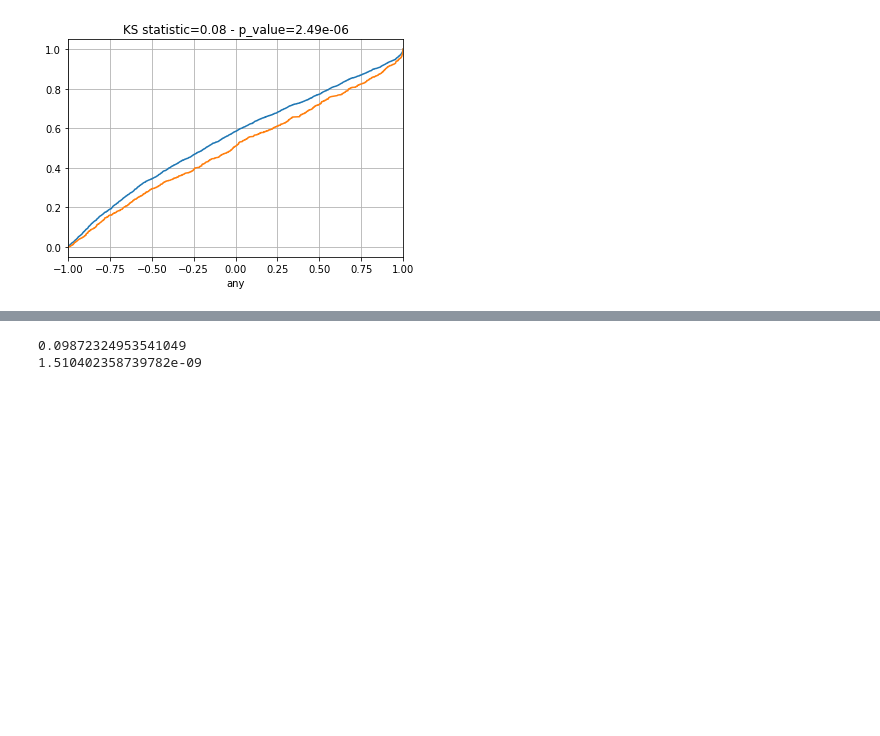
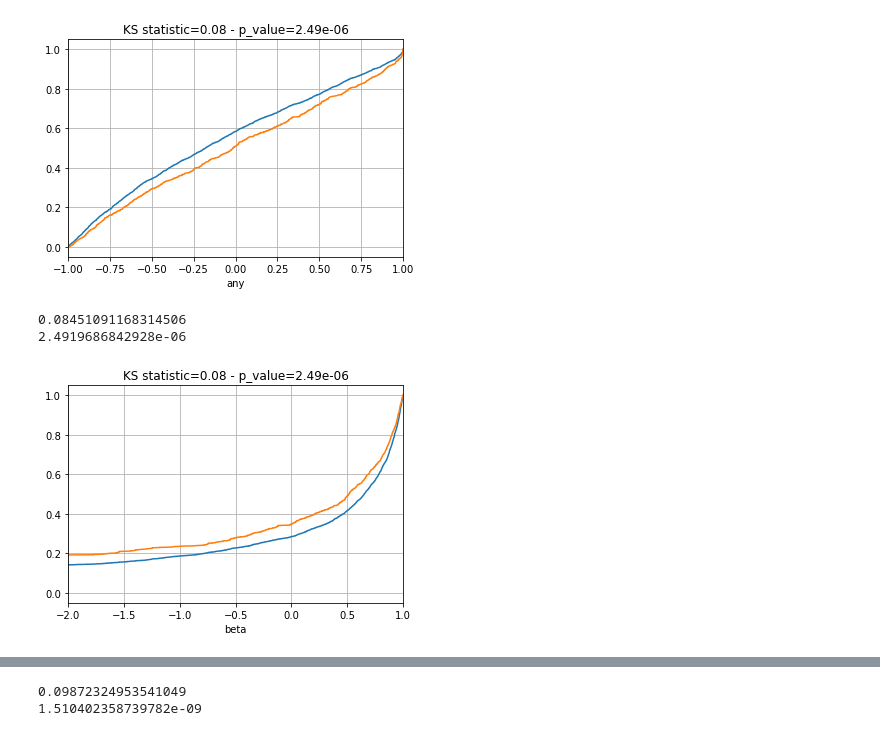
Before and after one commit to forero/PeculiarMotionTNG, a Jupyter notebook: code/explore_pairs.ipynb, the cells around one changed output, grey strips where cells are left out. Cells and saved outputs as stored; diff of their text form; code cells hidden in the pictures; blank space fills up the shorter version.

```diff
--- a/code/explore_pairs.ipynb
+++ b/code/explore_pairs.ipynb
@@ -74,6 +74,7 @@ mu_vcmr = np.zeros(len(cm_vel_hat))
 for i in range(3):
     mu_vcmr += cm_vel_hat[:,i] * r_hat[:,i]
 
+v_rad = np.zeros([len(delta_v),3])
 for i in range(3):
     v_rad[:,i] = delta_v[:,i]*r_hat[:,i]
 
@@ -182,3 +183,10 @@ compare(pec_vel[lll], ((norm_v_tan[lll]**2 - norm_v_rad[lll]**2)/norm_delta_v[ll
 0.08451091168314506
 2.4919686842928e-06
 [figure]
+# %%
+beta = 1.0 - ((norm_v_tan**2)/(2.0*(norm_v_rad**2)))
+compare(pec_vel[lll], beta[lll], name='beta', xlim=[-2,1])
+# %% [output]
+0.08451091168314506
+2.4919686842928e-06
+[figure, added]
```
Also changed, not shown: parts of 1 cell of this notebook.
